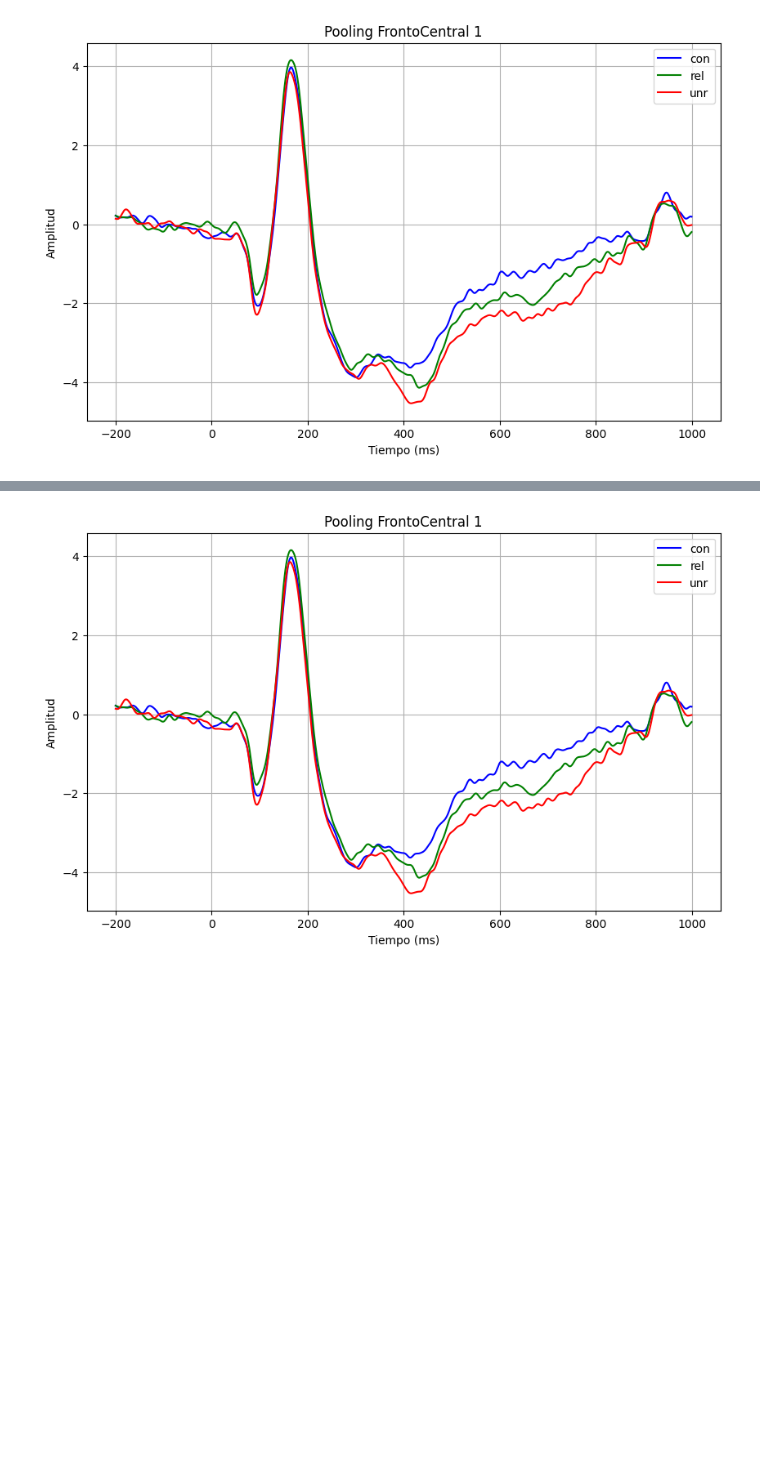
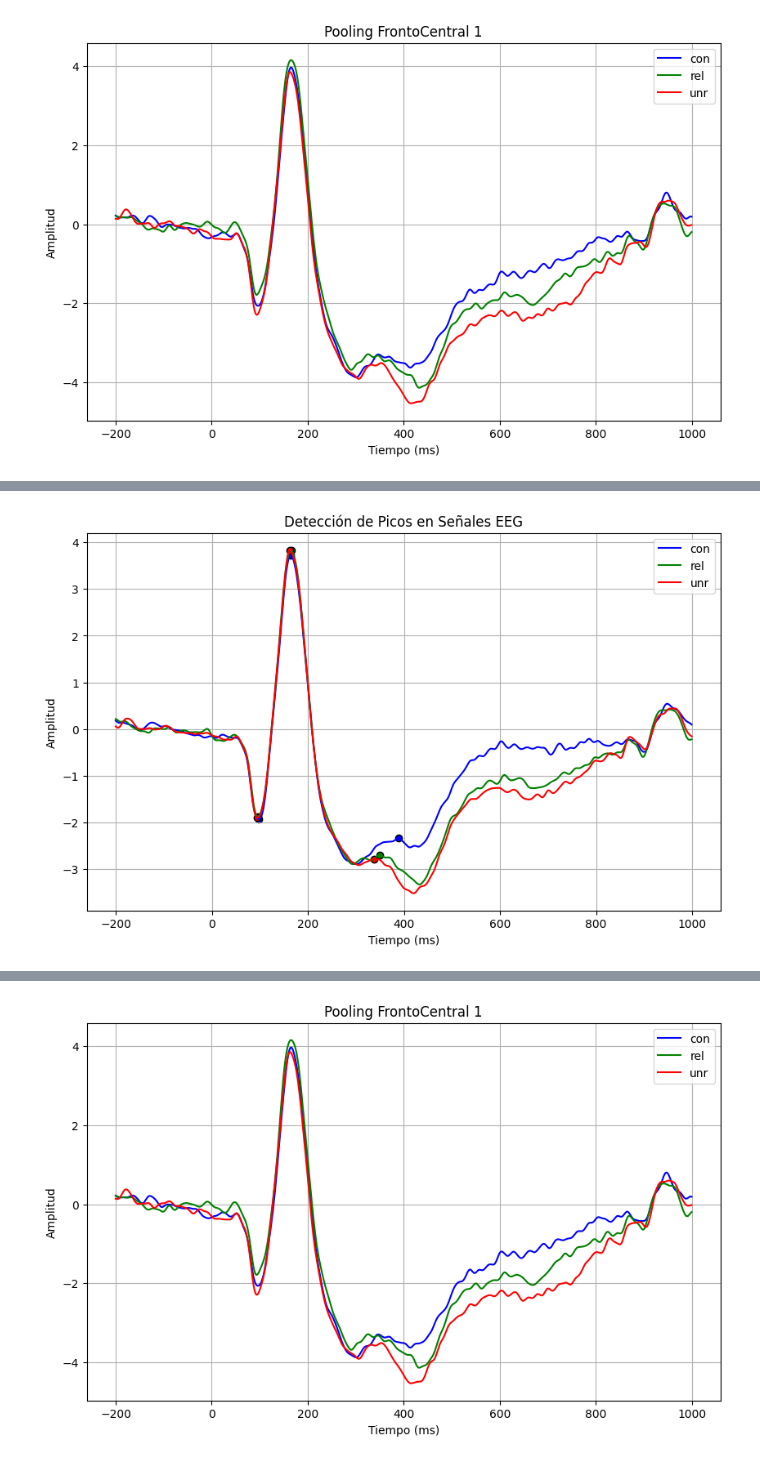
Before and after one commit to carrielfelipe/EEG_ERP_Analysis, a Jupyter notebook: PWI/PWI_Grand_Average.ipynb, the cells around one changed output, grey strips where cells are left out. Saved outputs shown, nothing was run; the diff lists cells and outputs as text; code cells hidden in the pictures; blank space fills up the shorter version.

```diff
--- a/PWI/PWI_Grand_Average.ipynb
+++ b/PWI/PWI_Grand_Average.ipynb
@@ -268,0 +388,21 @@ plt.show()
+# %%
+# Graficar señales con picos detectados
+plt.figure(figsize=(10, 6))
+colors = ['b', 'g', 'r']
+
+for i, (label, time_array, eeg_signal) in enumerate(zip(labels, time_conditions, eeg_conditions)):
+    plt.plot(time_array, eeg_signal, label=label, color=colors[i])
+    for peak_type, values in peak_results[label].items():
+        latency, amplitude = values["Latency (ms)"], values["Amplitude"]
+        if latency is not None:
+            plt.scatter(latency, amplitude, color=colors[i], edgecolor='k')
+
+# Etiquetas y título
+plt.xlabel('Tiempo (ms)')
+plt.ylabel('Amplitud')
+plt.title('Detección de Picos en Señales EEG')
+plt.legend()
+plt.grid(True)
+plt.show()
+# %% [output]
+[figure, added]
```
Also changed, not shown: parts of 8 cells of this notebook, 2 other files.
